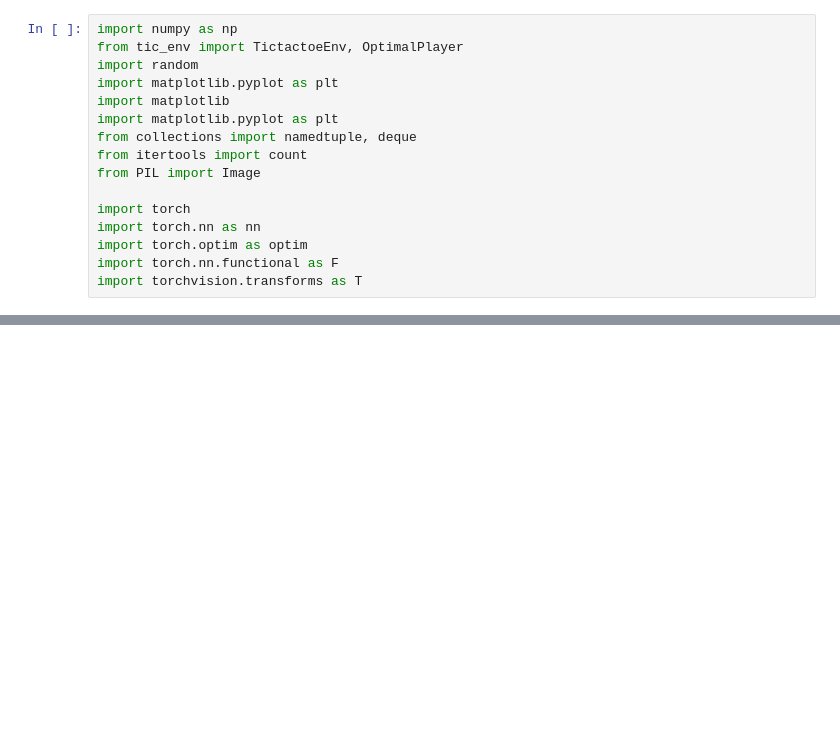
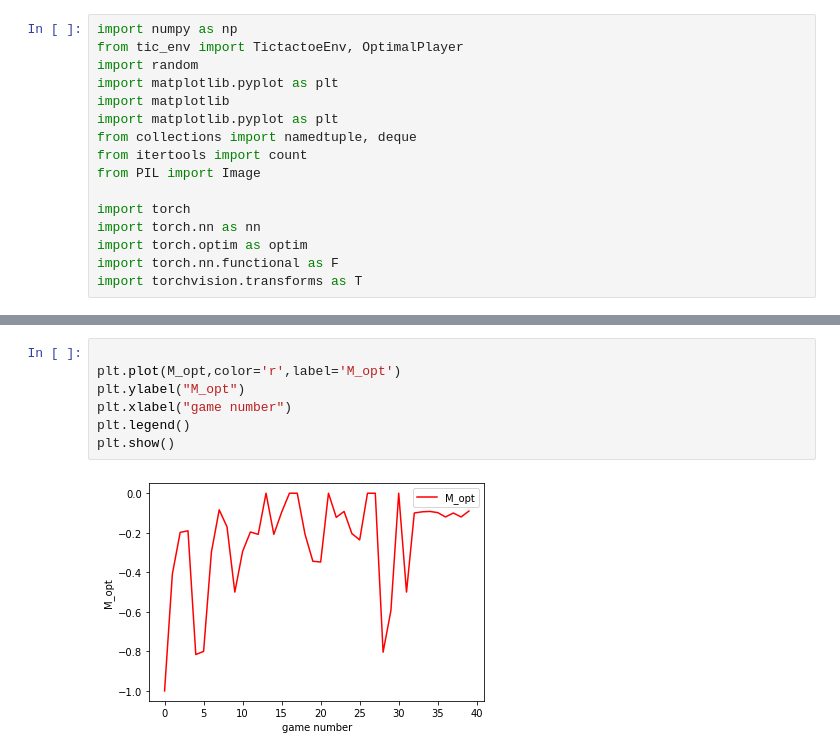
Before and after one commit to xav-nal/Tic-tac-toe-game, a Jupyter notebook: tic_tac_DQN.ipynb, the cells around one changed output, grey strips where cells are left out. Drawn from its saved outputs; the diff is of its cells as text; blank space fills up the shorter version.

```diff
--- a/tic_tac_DQN.ipynb
+++ b/tic_tac_DQN.ipynb
@@ -548,0 +484,9 @@ print(b)
+# %%
+
+plt.plot(M_opt,color='r',label='M_opt')
+plt.ylabel("M_opt")
+plt.xlabel("game number")
+plt.legend()
+plt.show()
+# %% [output]
+[figure, added]
```
Also changed, not shown: parts of 33 cells of this notebook.
